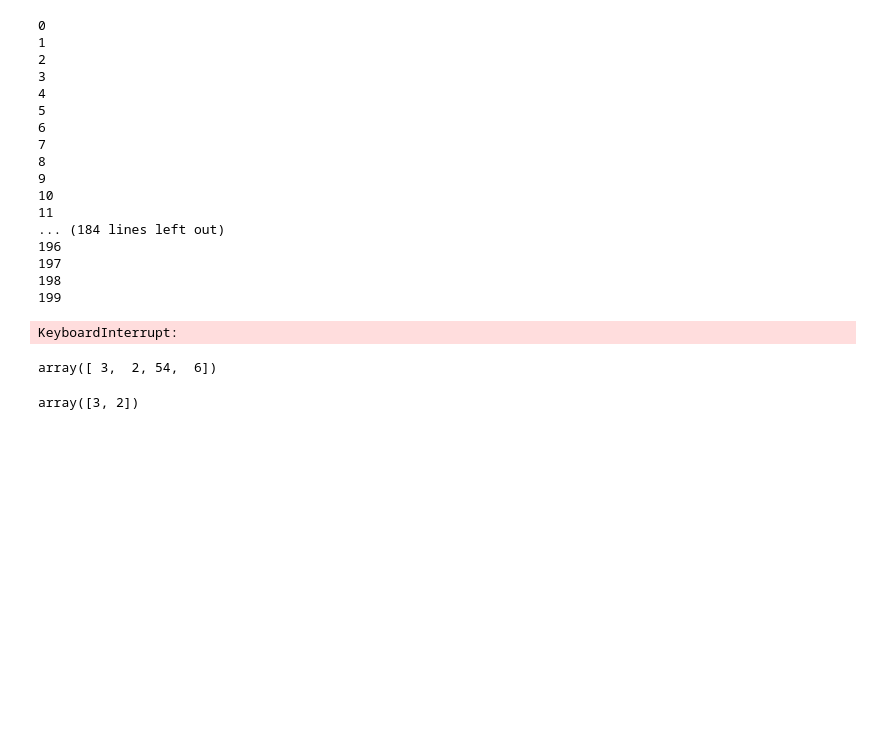
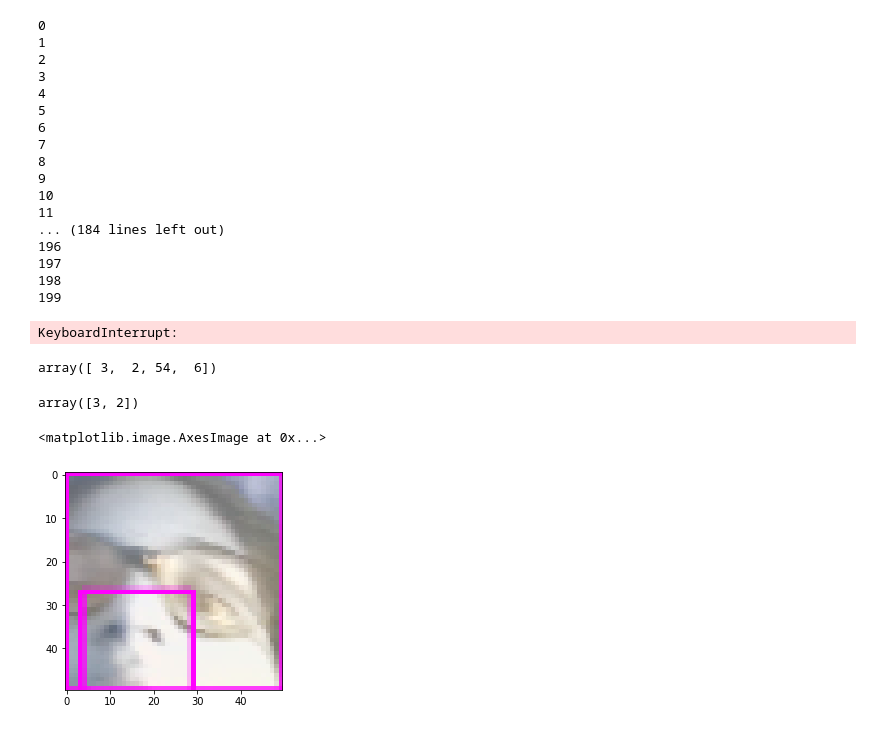
Before and after one commit to geethika1129/Face-mask-detection, a Jupyter notebook: maskdetection.ipynb, the cells around one changed output. Cells and saved outputs as stored; diff of their text form; code cells hidden in the pictures; blank space fills up the shorter version.

```diff
--- a/maskdetection.ipynb
+++ b/maskdetection.ipynb
@@ -107,0 +112,5 @@ array([3, 2])
+# %%
+plt.imshow(data[12])
+# %% [output]
+<matplotlib.image.AxesImage at 0x...>
+[figure, added]
```
Also changed, not shown: parts of 2 cells of this notebook.
